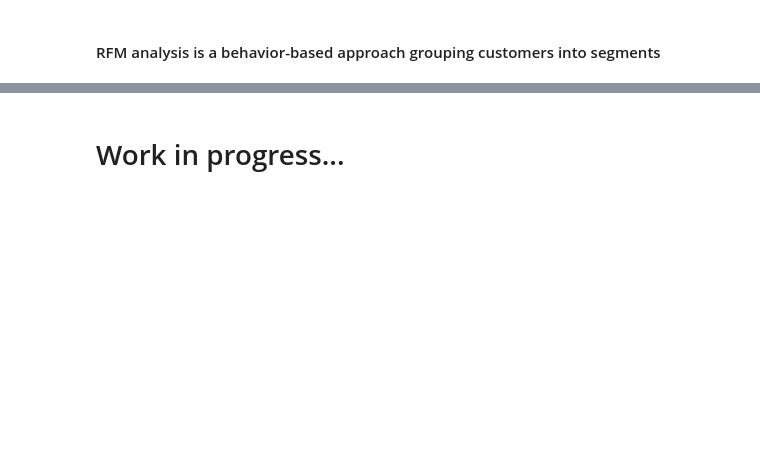
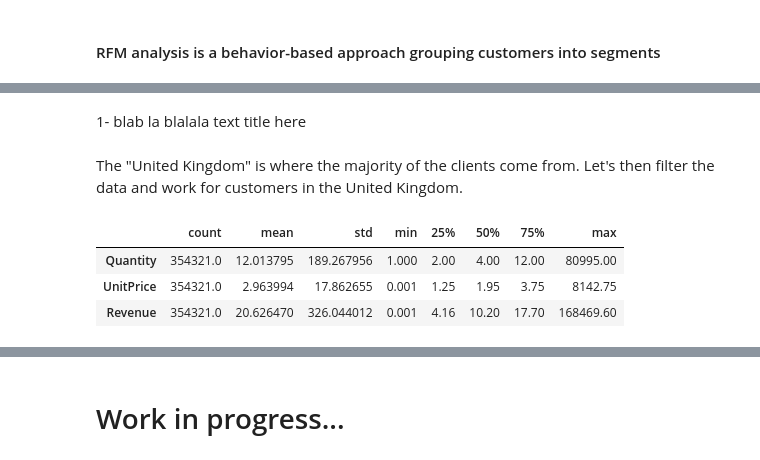
Before and after one commit to mohamedabidi97/customer-segmentation-online-retail, a Jupyter notebook: e-commerce-investigate-the-data-thoroughly.ipynb, the cells around one changed output, grey strips where cells are left out. Saved outputs shown, nothing was run; the diff lists cells and outputs as text; code cells hidden in the pictures; blank space fills up the shorter version.

```diff
--- a/e-commerce-investigate-the-data-thoroughly.ipynb
+++ b/e-commerce-investigate-the-data-thoroughly.ipynb
@@ -616,0 +632,5 @@ All customers have different-different kind of needs. With the increase in custo
+# %% [markdown]
+1- blab la blalala text title here
+# %% [markdown]
+The "United Kingdom" is where the majority of the clients come from.
+Let's then filter the data and work for customers in the United Kingdom.
@@ -616,0 +639,7 @@ All customers have different-different kind of needs. With the increase in custo
+# %%
+df_uk[["Quantity", "UnitPrice", "Revenue"]].describe().T
+# %% [output]
+|  | count | mean | std | min | 25% | 50% | 75% | max |
+| Quantity | 354321.0 | 12.013795 | 189.267956 | 1.000 | 2.00 | 4.00 | 12.00 | 80995.00 |
+| UnitPrice | 354321.0 | 2.963994 | 17.862655 | 0.001 | 1.25 | 1.95 | 3.75 | 8142.75 |
+| Revenue | 354321.0 | 20.626470 | 326.044012 | 0.001 | 4.16 | 10.20 | 17.70 | 168469.60 |
```
Also changed, not shown: parts of 10 cells of this notebook.
